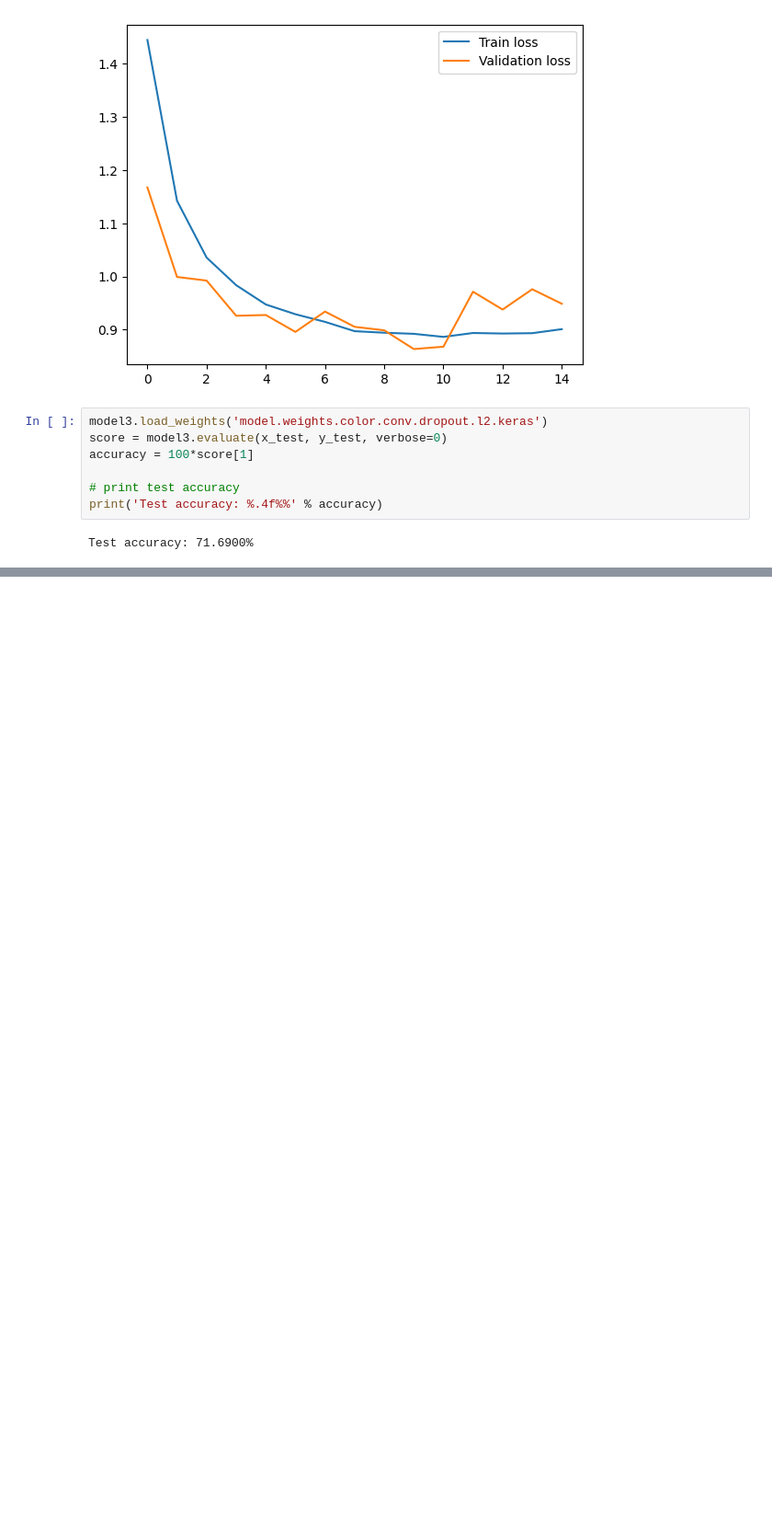
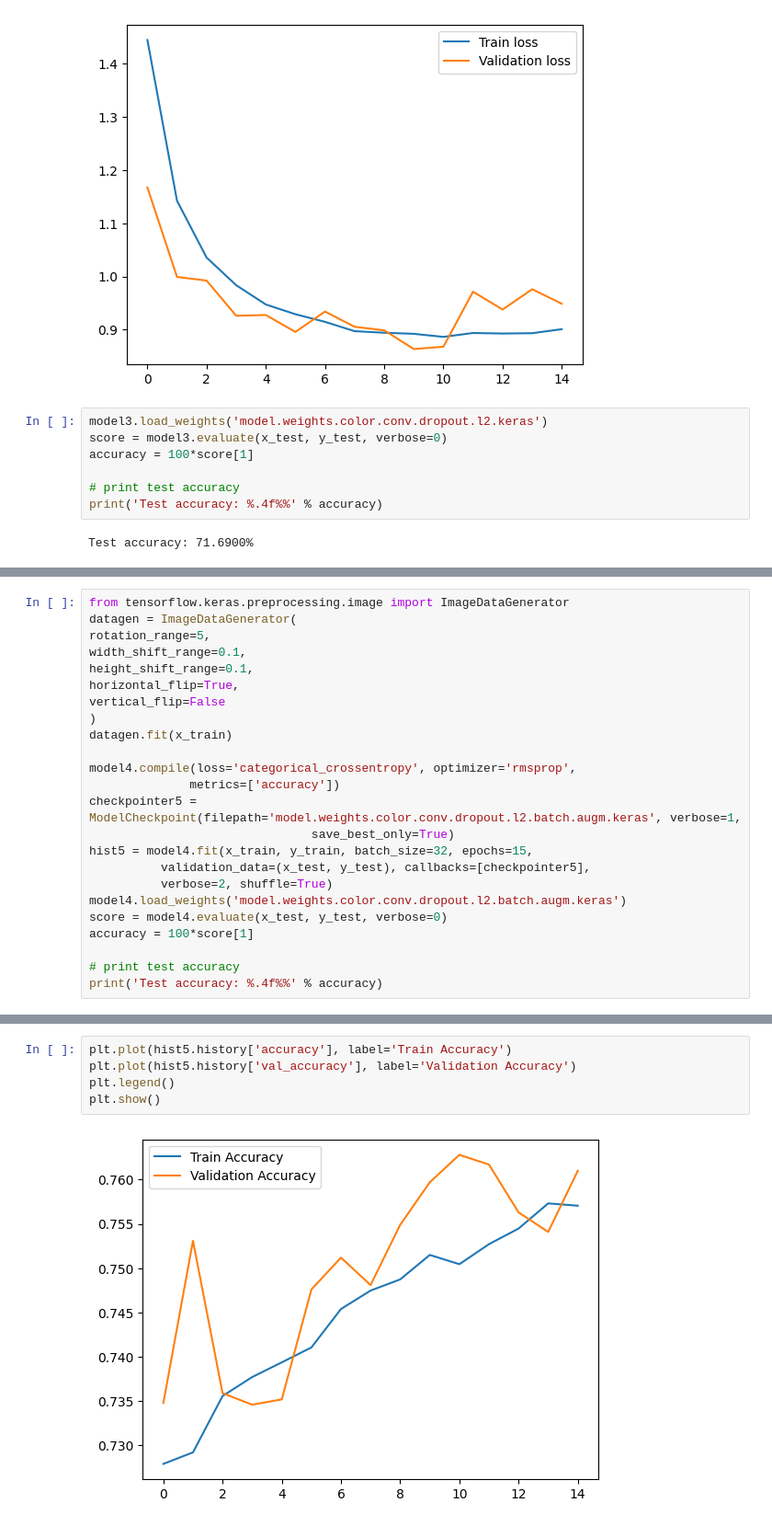
Before and after one commit to BiPaulEr/DeepLearning, a Jupyter notebook: Chap02/cifar10_cnn.ipynb, the cells around one changed output, grey strips where cells are left out. Shown at 92% size. Drawn from its saved outputs; the diff is of its cells as text; blank space fills up the shorter version.

```diff
--- a/Chap02/cifar10_cnn.ipynb
+++ b/Chap02/cifar10_cnn.ipynb
@@ -329,0 +437,24 @@ Test accuracy: 71.6900%
+# %%
+from tensorflow.keras.preprocessing.image import ImageDataGenerator
+datagen = ImageDataGenerator(
+rotation_range=5,
+width_shift_range=0.1,
+height_shift_range=0.1,
+horizontal_flip=True,
+vertical_flip=False
+)
+datagen.fit(x_train)
+
+model4.compile(loss='categorical_crossentropy', optimizer='rmsprop',
+              metrics=['accuracy'])
+checkpointer5 = ModelCheckpoint(filepath='model.weights.color.conv.dropout.l2.batch.augm.keras', verbose=1,
+                               save_best_only=True)
+hist5 = model4.fit(x_train, y_train, batch_size=32, epochs=15,
+          validation_data=(x_test, y_test), callbacks=[checkpointer5],
+          verbose=2, shuffle=True)
+model4.load_weights('model.weights.color.conv.dropout.l2.batch.augm.keras')
+score = model4.evaluate(x_test, y_test, verbose=0)
+accuracy = 100*score[1]
+
+# print test accuracy
+print('Test accuracy: %.4f%%' % accuracy)
@@ -329,0 +479,7 @@ Test accuracy: 71.6900%
+# %%
+plt.plot(hist5.history['accuracy'], label='Train Accuracy')
+plt.plot(hist5.history['val_accuracy'], label='Validation Accuracy')
+plt.legend()
+plt.show()
+# %% [output]
+[figure, added]
```
Also changed, not shown: parts of 10 cells of this notebook.
